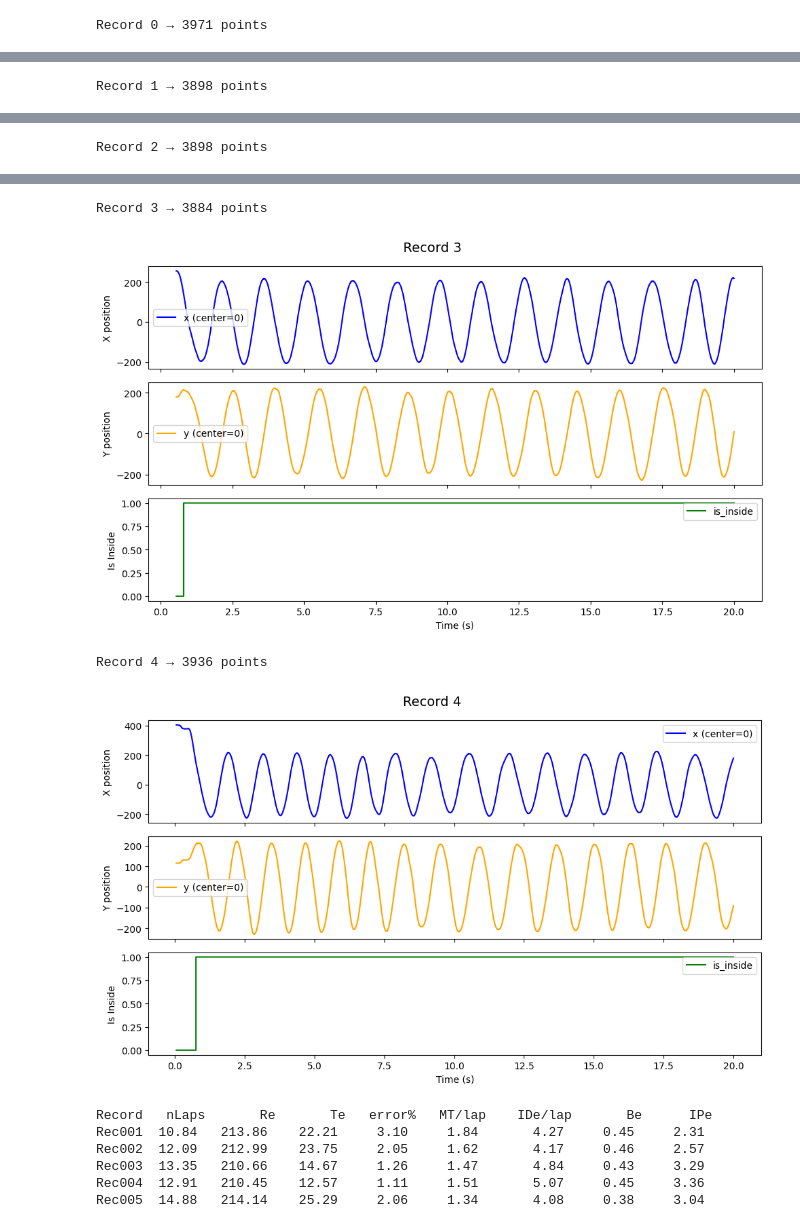
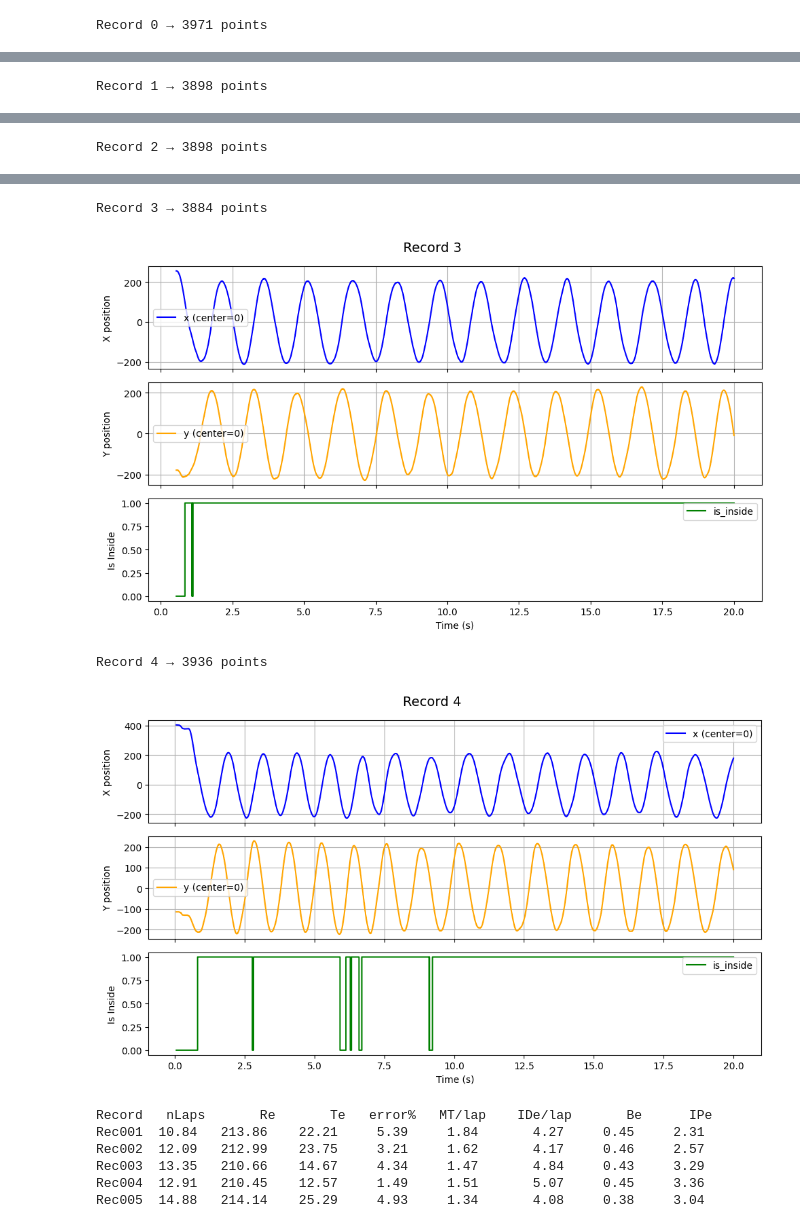
Before and after one commit to JoelSin-student/Circular-task-assignement-Savona-Singer-Virolan, a Jupyter notebook: notebooks/Lucas.ipynb, the cells around one changed output, grey strips where cells are left out. Drawn from its saved outputs; the diff is of its cells as text; code cells hidden in the pictures.

```diff
--- a/notebooks/Lucas.ipynb
+++ b/notebooks/Lucas.ipynb
@@ -2,7 +2,6 @@
 import numpy as np
 import matplotlib.pyplot as plt
 from io import StringIO
-
 
 # 1. Code Denis.Mottet
 def read_markers(fname):
@@ -55,7 +54,7 @@ def read_markers(fname):
     return markers_dict
 
 # -----------------------------
-# 2. Lecture des données CSV
+# 2. Lecture des données CSV (UNE SEULE FOIS)
 # -----------------------------
 fname_csv = "../data/001MoDe_R1.csv"
 fname_marker = "../data/001MoDe_R1.marker.csv"
@@ -75,6 +74,7 @@ data = np.loadtxt(StringIO("".join(rows)), delimiter=",")
 time_ms = data[:, 0]
 x = data[:, 1]
 y = data[:, 2]
+is_inside_csv = data[:, 3].astype(bool)  # 4ème colonne du CSV
 
 # -----------------------------
 # 3. Lecture des markers pour trouver le premier DoRecord
@@ -90,15 +90,15 @@ time = (time_ms - t0) / 1000.0
 # 4. Paramètres de la tâche
 # -----------------------------
 centerX, centerY = 552.0, 330.0
+cornerX, cornerY = 302.0, 80.0
 taskRadius, taskTolerance = 209.5, 47.0
 
 # Recentrer le repère : centre du cercle = (0,0)
 x = x - centerX
 y = y - centerY
 
-# Variable binaire "is_inside"
+# Calcul de la distance
 dist = np.sqrt(x**2 + y**2)
-is_inside = dist <= (taskRadius + taskTolerance)
 
 # -----------------------------
 # 5. Intervalles des records (en secondes relatives)
@@ -110,6 +110,7 @@ record_intervals = [
     (120.061, 140.075),
     (160.090, 180.104)
 ]
+
 # -----------------------------
 # 6. Tracer les graphes pour chaque record
 # -----------------------------
@@ -118,7 +119,7 @@ for i, (start, end) in enumerate(record_intervals):
     t = time[mask] - start
     x_rec = x[mask]
     y_rec = y[mask]
-    inside_rec = is_inside[mask].astype(int)
+    inside_rec = is_inside_csv[mask].astype(int)
 
     print(f"Record {i} → {mask.sum()} points")
 
@@ -128,10 +129,12 @@ for i, (start, end) in enumerate(record_intervals):
     axs[0].plot(t, x_rec, 'b-', label='x (center=0)')
     axs[0].set_ylabel("X position")
     axs[0].legend()
+    axs[0].grid(True)
 
-    axs[1].plot(t, y_rec, 'orange', label='y (center=0)')
+    axs[1].plot(t, -y_rec, 'orange', label='y (center=0)')
     axs[1].set_ylabel("Y position")
     axs[1].legend()
+    axs[1].grid(True)
 
     axs[2].step(t, inside_rec, where='post', color='green', label='is_inside')
     axs[2].set_ylabel("Is Inside")
@@ -141,47 +144,23 @@ for i, (start, end) in enumerate(record_intervals):
     plt.tight_layout()
     plt.show()
 
-# 🔍 Lecture des lignes numériques
-def is_numeric_line(line):
-    try:
-        [float(x) for x in line.strip().split(",")]
-        return True
-    except:
-        return False
-
-with open(fname_csv, "r") as f:
-    rows = [line for line in f if is_numeric_line(line)]
-data = np.loadtxt(StringIO("".join(rows)), delimiter=",")
-
-# ⏱️ Conversion du temps en secondes relatives
-time_ms = data[:, 0]
-t0 = time_ms[0]
-time = (time_ms - t0) / 1000.0
-
-# 🧭 Recentrage des coordonnées
-x = data[:, 1] - centerX
-y = data[:, 2] - centerY
-dist = np.sqrt(x**2 + y**2)
-
-# 📊 Fonction de calcul des métriques
-def compute_metrics(t, x, y, dist):
+# -----------------------------
+# 7. Fonction de calcul des métriques (CORRIGÉE)
+# -----------------------------
+def compute_metrics(t, x, y, dist, is_inside):
     # Re = rayon effectif
     Re = np.mean(dist)
 
     # Te = tolérance effective
     Te = np.std(dist)
 
-    # erreur (%) = points hors cible
-    error = np.sum(dist > (taskRadius + taskTolerance)) / len(dist) * 100
+    # erreur (%) = points hors cible (UTILISE is_inside du CSV)
+    error = np.sum(~is_inside) / len(is_inside) * 100
 
-    # 🧭 Méthode robuste : estimation des tours via variation angulaire
+    # 🧭 Estimation des tours via variation angulaire
     theta = np.arctan2(y, x)
     dtheta = np.diff(theta)
-
-    # corriger les sauts de 2π
     dtheta = (dtheta + np.pi) % (2 * np.pi) - np.pi
-
-    # somme des variations angulaires absolues
     total_angle = np.sum(np.abs(dtheta))
     nLaps = total_angle / (2 * np.pi)
 
@@ -195,8 +174,7 @@ def compute_metrics(t, x, y, dist):
     # IPe = IDe / MT
     IPe = IDe / MT if MT > 0 else np.nan
 
-    # Be = nombre de changements de direction radiale (optionnel ici)
-    # On peut le recalculer si tu veux le garder comme indicateur secondaire
+    # Be = nombre de changements de direction radiale
     dr = np.diff(dist)
     dt = np.diff(t)
     dt[dt < 1e-6] = np.nan
@@ -206,7 +184,9 @@ def compute_metrics(t, x, y, dist):
 
     return nLaps, Re, Te, error, MT, IDe, Be, IPe
 
-# 📋 Calcul pour chaque record
+# -----------------------------
+# 8. Calcul pour chaque record
+# -----------------------------
 print(f"{'Record':<7} {'nLaps':>6} {'Re':>8} {'Te':>8} {'error%':>8} {'MT/lap':>8} {'IDe/lap':>10} {'Be':>8} {'IPe':>8}")
 for i, (start, end) in enumerate(record_intervals):
     mask = (time >= start) & (time <= end)
@@ -214,7 +194,9 @@ for i, (start, end) in enumerate(record_intervals):
     x_rec = x[mask]
     y_rec = y[mask]
     dist_rec = dist[mask]
-    nLaps, Re, Te, error, MT, IDe, Be, IPe = compute_metrics(t_rec, x_rec, y_rec, dist_rec)
+    is_inside_rec = is_inside_csv[mask]
+
+    nLaps, Re, Te, error, MT, IDe, Be, IPe = compute_metrics(t_rec, x_rec, y_rec, dist_rec, is_inside_rec)
     print(f"Rec{i+1:03d} {nLaps:6.2f} {Re:8.2f} {Te:8.2f} {error:8.2f} {MT:8.2f} {IDe:10.2f} {Be:8.2f} {IPe:8.2f}")
 # %% [output]
 Record 0 → 3971 points
@@ -226,10 +208,10 @@ Record 2 → 3898 points
 Record 3 → 3884 points
-[figure, old version]
+[figure, new version]
 Record 4 → 3936 points
-[figure, old version]
+[figure, new version]
 Record   nLaps       Re       Te   error%   MT/lap    IDe/lap       Be      IPe
-Rec001  10.84   213.86    22.21     3.10     1.84       4.27     0.45     2.31
-Rec002  12.09   212.99    23.75     2.05     1.62       4.17     0.46     2.57
-Rec003  13.35   210.66    14.67     1.26     1.47       4.84     0.43     3.29
-Rec004  12.91   210.45    12.57     1.11     1.51       5.07     0.45     3.36
-Rec005  14.88   214.14    25.29     2.06     1.34       4.08     0.38     3.04
+Rec001  10.84   213.86    22.21     5.39     1.84       4.27     0.45     2.31
+Rec002  12.09   212.99    23.75     3.21     1.62       4.17     0.46     2.57
+Rec003  13.35   210.66    14.67     4.34     1.47       4.84     0.43     3.29
+Rec004  12.91   210.45    12.57     1.49     1.51       5.07     0.45     3.36
+Rec005  14.88   214.14    25.29     4.93     1.34       4.08     0.38     3.04
```
Also changed, not shown: parts of 1 cell of this notebook.
